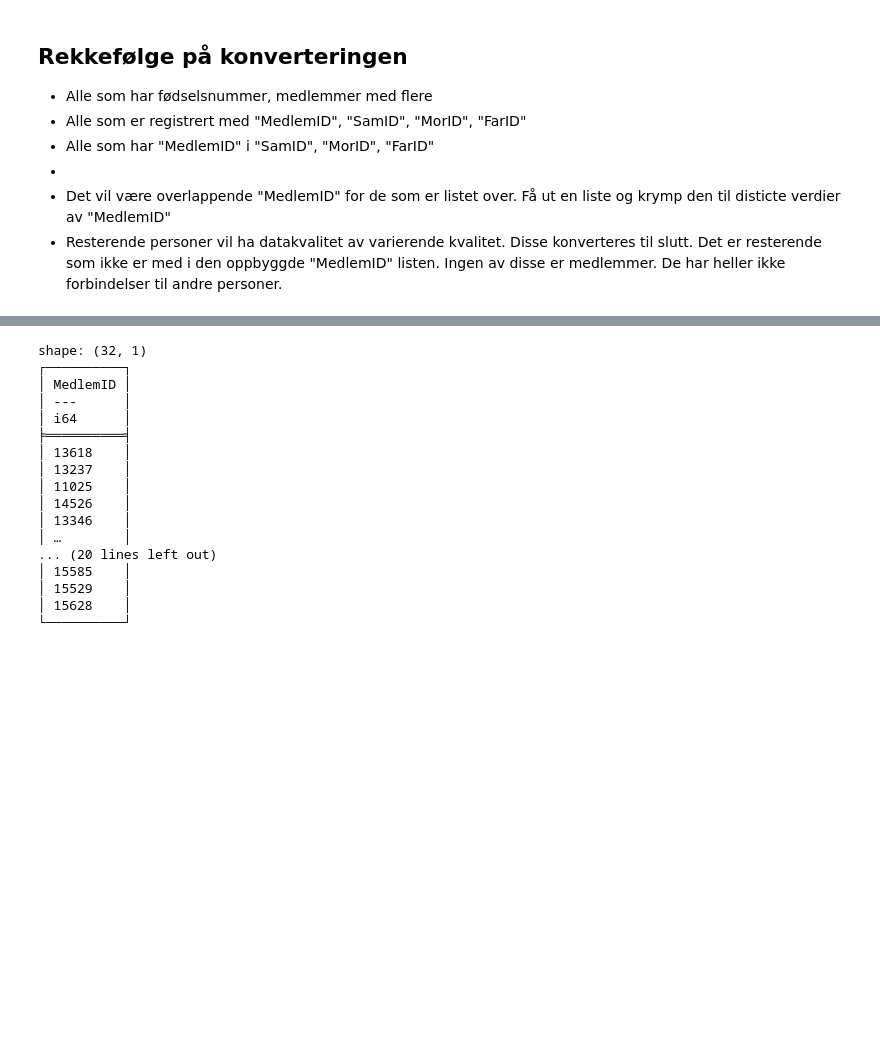
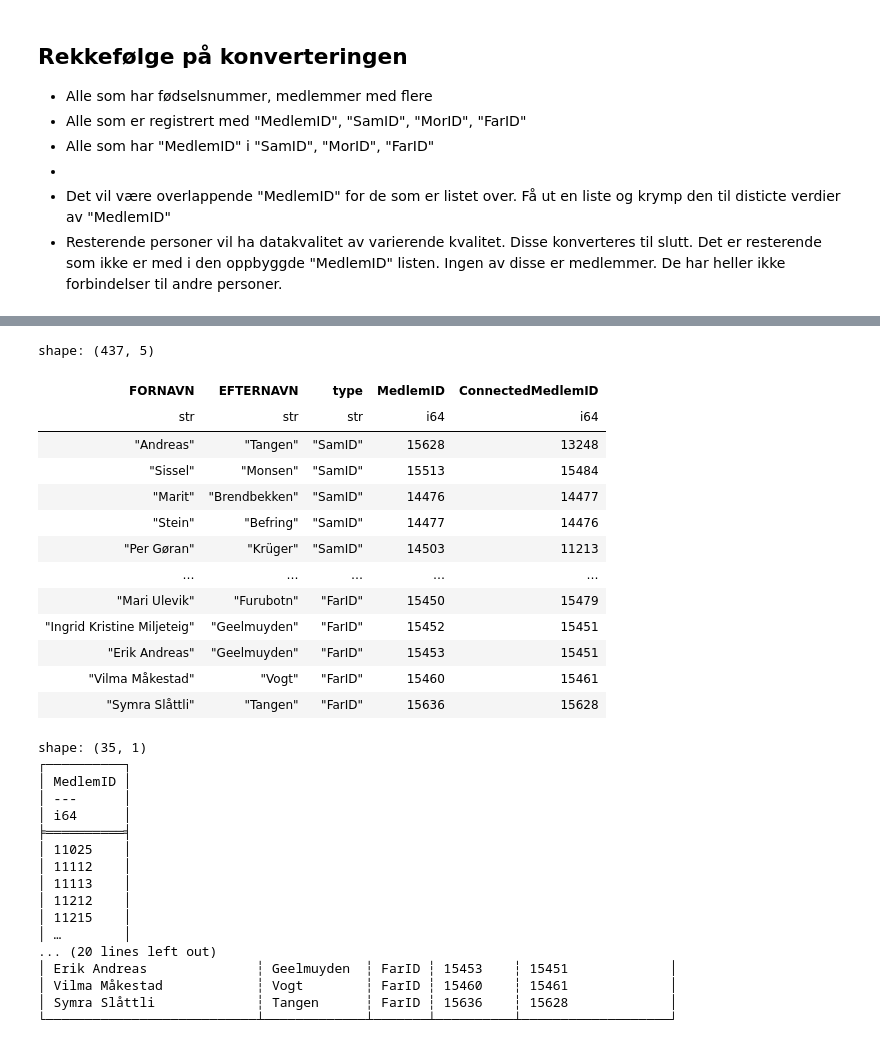
Before and after one commit to craftsmandigital/Bergens-konvertering, a Jupyter notebook: konvertering.ipynb, the cells around one changed output, grey strips where cells are left out. Cells and saved outputs as stored; diff of their text form; code cells hidden in the pictures; blank space fills up the shorter version.

```diff
--- a/konvertering.ipynb
+++ b/konvertering.ipynb
@@ -146,35 +98,71 @@ shape: (234, 1)
+# %%
+# Henter ut alle personer som har andre personer knyttet til seg
+# Fornavn og etternavn hentes også på personen som har tilknyttninger
+df_connectedMedlemer = pl.concat([
+    df.filter(pl.col(c).is_not_null())
+      .select(
+          pl.col("FORNAVN"),
+          pl.col("EFTERNAVN"),
+          pl.lit(c).alias("type"),
+          pl.col("MedlemID"),
+          pl.col(c).alias("ConnectedMedlemID")
+      )
+    for c in ["SamID", "MorID", "FarID"]
+])
+df_connectedMedlemer
+# %% [output]
+shape: (437, 5)
+| FORNAVN | EFTERNAVN | type | MedlemID | ConnectedMedlemID |
+| str | str | str | i64 | i64 |
+| "Andreas" | "Tangen" | "SamID" | 15628 | 13248 |
+| "Sissel" | "Monsen" | "SamID" | 15513 | 15484 |
+| "Marit" | "Brendbekken" | "SamID" | 14476 | 14477 |
+| "Stein" | "Befring" | "SamID" | 14477 | 14476 |
+| "Per Gøran" | "Krüger" | "SamID" | 14503 | 11213 |
+| … | … | … | … | … |
+| "Mari Ulevik" | "Furubotn" | "FarID" | 15450 | 15479 |
+| "Ingrid Kristine Miljeteig" | "Geelmuyden" | "FarID" | 15452 | 15451 |
+| "Erik Andreas" | "Geelmuyden" | "FarID" | 15453 | 15451 |
+| "Vilma Måkestad" | "Vogt" | "FarID" | 15460 | 15461 |
+| "Symra Slåttli" | "Tangen" | "FarID" | 15636 | 15628 |
 # %%
-# Finner alle ID'er som ikke eksisterer
+# Finner alle ID'er som ikke eksisterer.
+# Her er det feil i dato og dette er en del av vasken
+
 # 1. Anti-join: IDs in connected that aren't in df
-missing_ids = df_connectedMedlemID.join(
+missing_ids = df_connectedMedlemer.join(
     df,
-    on="MedlemID",
+    left_on="ConnectedMedlemID",      # Key in the left DataFrame
+    right_on="MedlemID",              # Key in the right DataFrame
+    how="anti"
+).select(pl.col("ConnectedMedlemID").unique().alias("MedlemID"))
+print(missing_ids)
+
+# Sletter alle ID'er som ikke finnes fra vår Connected liste
+# Sletter alle koblinger til personer som ikke finnes i registeret
+df_connectedMedlemer = df_connectedMedlemer.join(
+    missing_ids,
+    left_on="ConnectedMedlemID",      # Key in the left DataFrame
+    right_on="MedlemID",              # Key in the right DataFrame
     how="anti"
 )
-print(missing_ids)
-# Sletter alle ID'er som ikke finnes fra vår Connected liste
-df_connectedMedlemID = df_connectedMedlemID.join(
-    missing_ids,
-    on="MedlemID",
-    how="anti"
-)
-print(df_connectedMedlemID)
+print(df_connectedMedlemer)
 # %% [output]
-shape: (32, 1)
+shape: (35, 1)
 ┌──────────┐
 │ MedlemID │
 │ ---      │
 │ i64      │
 ╞══════════╡
-│ 13618    │
-│ 13237    │
 │ 11025    │
-│ 14526    │
-│ 13346    │
+│ 11112    │
+│ 11113    │
+│ 11212    │
+│ 11215    │
 │ …        │
 ... (20 lines left out)
-│ 15585    │
-│ 15529    │
-│ 15628    │
-└──────────┘
+│ Erik Andreas              ┆ Geelmuyden  ┆ FarID ┆ 15453    ┆ 15451             │
+│ Vilma Måkestad            ┆ Vogt        ┆ FarID ┆ 15460    ┆ 15461             │
+│ Symra Slåttli             ┆ Tangen      ┆ FarID ┆ 15636    ┆ 15628             │
+└───────────────────────────┴─────────────┴───────┴──────────┴───────────────────┘
 # %%
```
Also changed, not shown: parts of 11 cells of this notebook.
